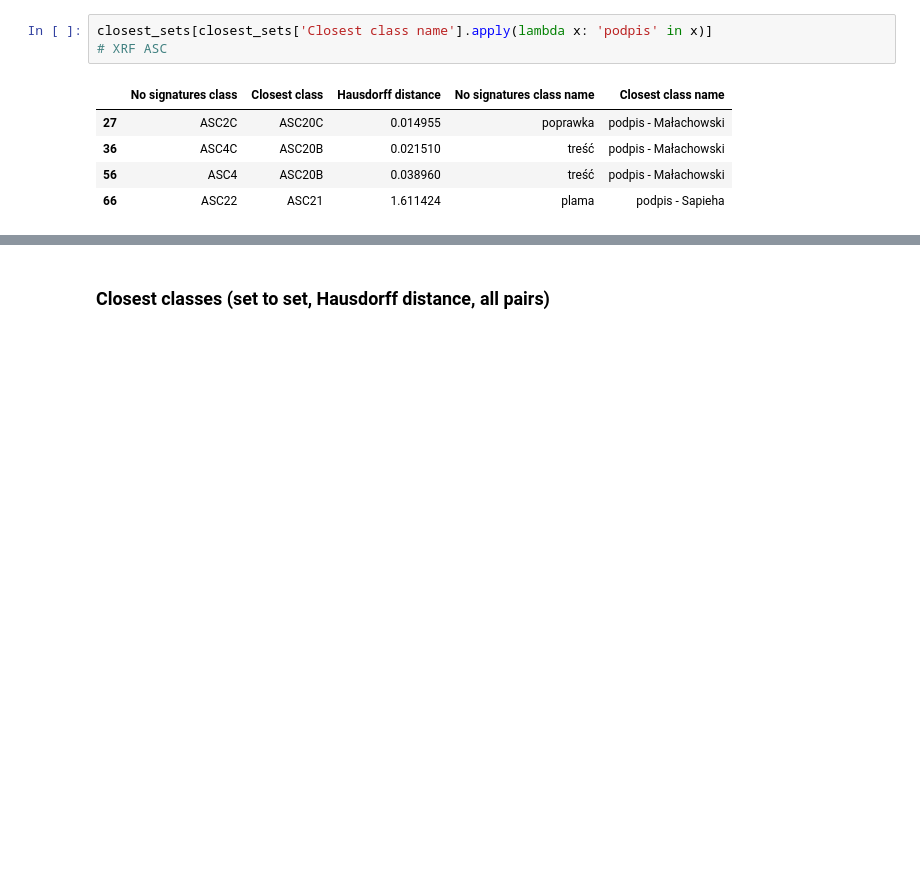
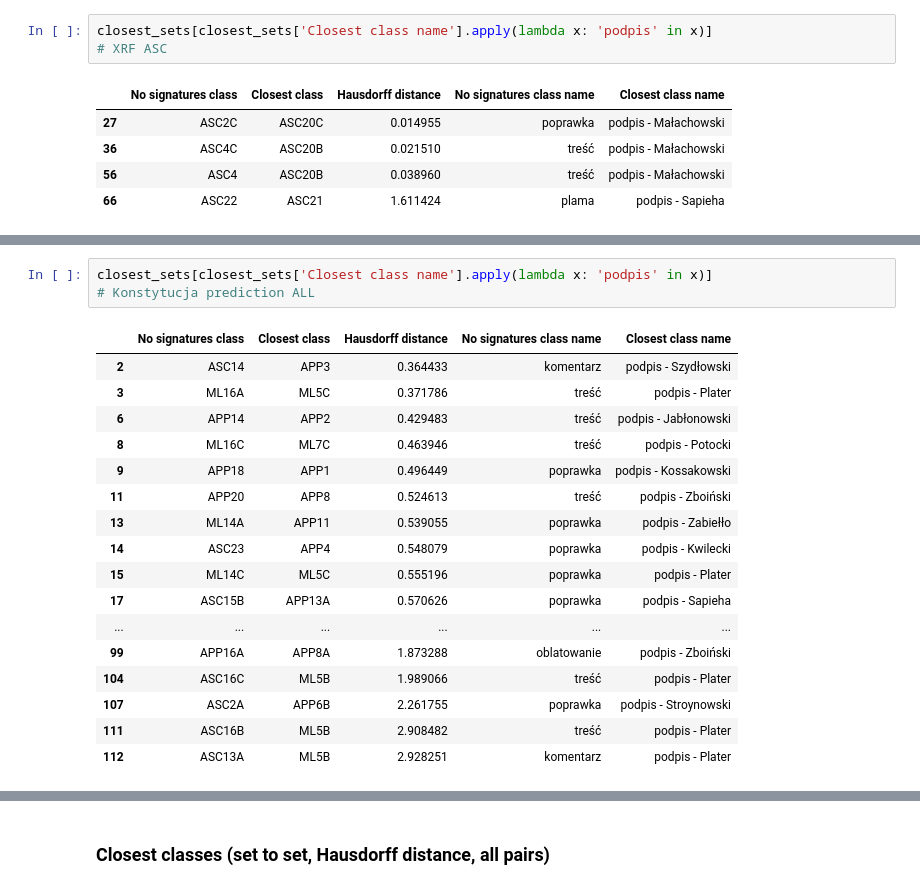
Before and after one commit to BDomzal/inks, a Jupyter notebook: notebooks/Konstytucja_closest_class_assignment.ipynb, the cells around one changed output, grey strips where cells are left out. Drawn from its saved outputs; the diff is of its cells as text; blank space fills up the shorter version.

```diff
--- a/notebooks/Konstytucja_closest_class_assignment.ipynb
+++ b/notebooks/Konstytucja_closest_class_assignment.ipynb
@@ -452,0 +474,21 @@ closest_sets[closest_sets['Closest class name'].apply(lambda x: 'podpis' in x)]
+# %%
+closest_sets[closest_sets['Closest class name'].apply(lambda x: 'podpis' in x)]
+# Konstytucja prediction ALL
+# %% [output]
+|  | No signatures class | Closest class | Hausdorff distance | No signatures class name | Closest class name |
+| 2 | ASC14 | APP3 | 0.364433 | komentarz | podpis - Szydłowski |
+| 3 | ML16A | ML5C | 0.371786 | treść | podpis - Plater |
+| 6 | APP14 | APP2 | 0.429483 | treść | podpis - Jabłonowski |
+| 8 | ML16C | ML7C | 0.463946 | treść | podpis - Potocki |
+| 9 | APP18 | APP1 | 0.496449 | poprawka | podpis - Kossakowski |
+| 11 | APP20 | APP8 | 0.524613 | treść | podpis - Zboiński |
+| 13 | ML14A | APP11 | 0.539055 | poprawka | podpis - Zabiełło |
+| 14 | ASC23 | APP4 | 0.548079 | poprawka | podpis - Kwilecki |
+| 15 | ML14C | ML5C | 0.555196 | poprawka | podpis - Plater |
+| 17 | ASC15B | APP13A | 0.570626 | poprawka | podpis - Sapieha |
+| ... | ... | ... | ... | ... | ... |
+| 99 | APP16A | APP8A | 1.873288 | oblatowanie | podpis - Zboiński |
+| 104 | ASC16C | ML5B | 1.989066 | treść | podpis - Plater |
+| 107 | ASC2A | APP6B | 2.261755 | poprawka | podpis - Stroynowski |
+| 111 | ASC16B | ML5B | 2.908482 | treść | podpis - Plater |
+| 112 | ASC13A | ML5B | 2.928251 | komentarz | podpis - Plater |
```
Also changed, not shown: parts of 6 cells of this notebook, 1 other file.
